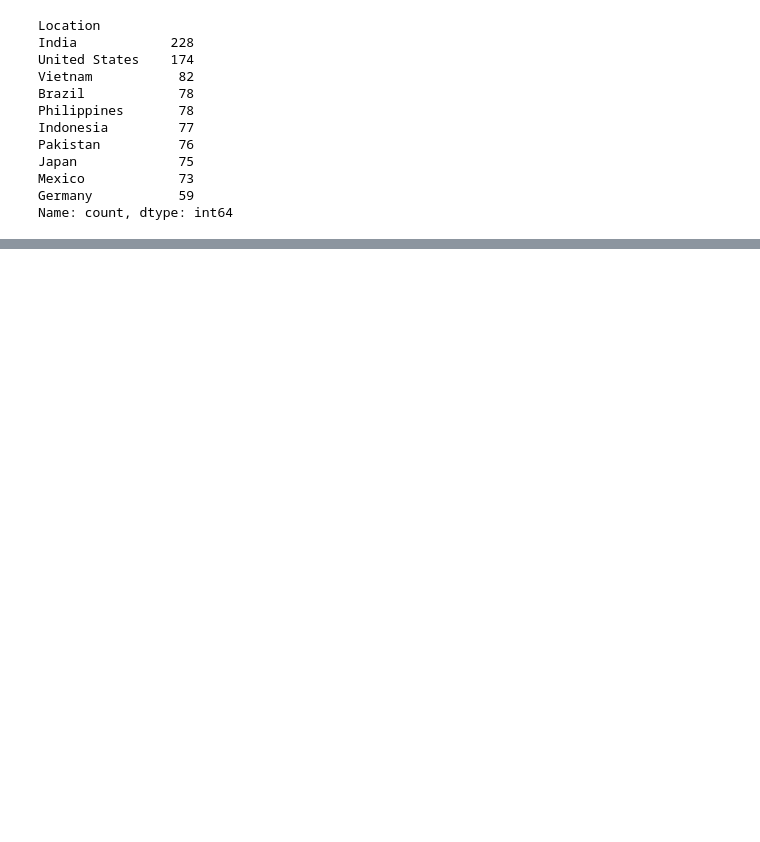
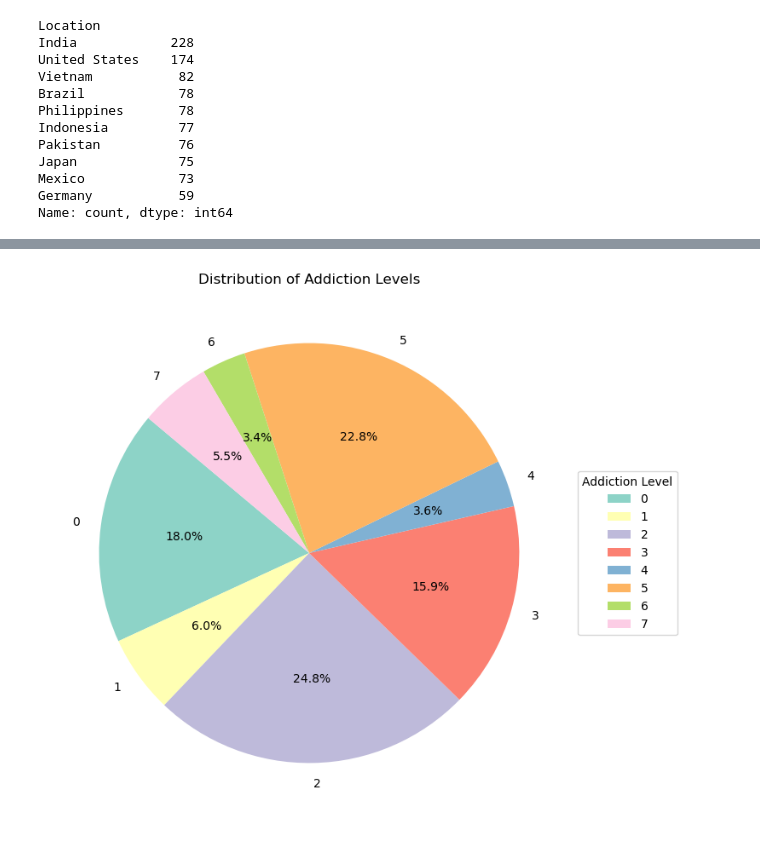
Before and after one commit to wrighang/project_01_team_11, a Jupyter notebook: angelina.ipynb, the cells around one changed output, grey strips where cells are left out. Cells and saved outputs as stored; diff of their text form; code cells hidden in the pictures; blank space fills up the shorter version.

```diff
--- a/angelina.ipynb
+++ b/angelina.ipynb
@@ -603,0 +380,24 @@ plt.show()
+# %%
+##########Are addiction levels higher in certain locations?
+#addiction overall count
+
+
+# Convert addiction_level_totals to an array for plt.pie compatibility
+values = addiction_level_counts.values  # Get the values as an array
+labels = addiction_level_counts.index  # Get the labels from the index
+
+# Plot the pie chart
+plt.figure(figsize=(8, 8))
+plt.pie(values, labels=labels, autopct='%1.1f%%', startangle=140, colors=plt.cm.Set3.colors)
+# Add the legend
+plt.legend(
+    title="Addiction Level",
+    bbox_to_anchor=(1, 0.5),  # Positioning the legend outside the pie chart on the right
+    loc="center left"
+)
+
+# Add a title
+plt.title("Distribution of Addiction Levels")
+plt.show()
+# %% [output]
+[figure, added]
```
Also changed, not shown: parts of 57 cells of this notebook.
